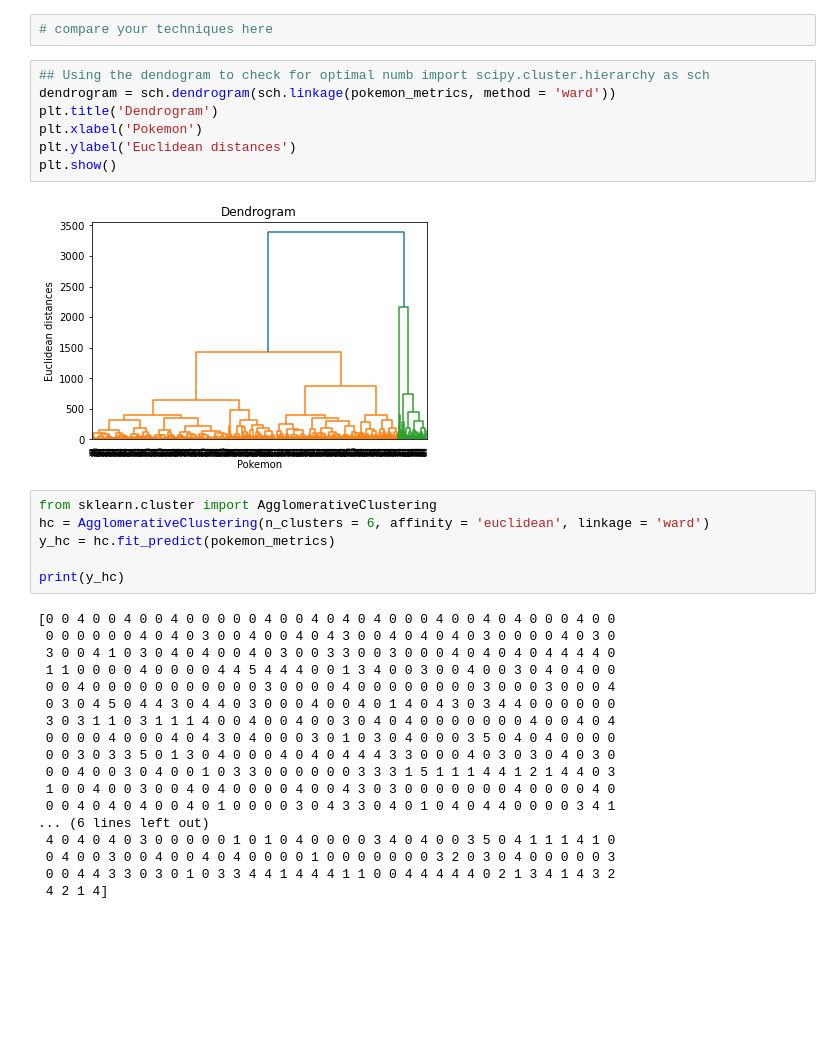
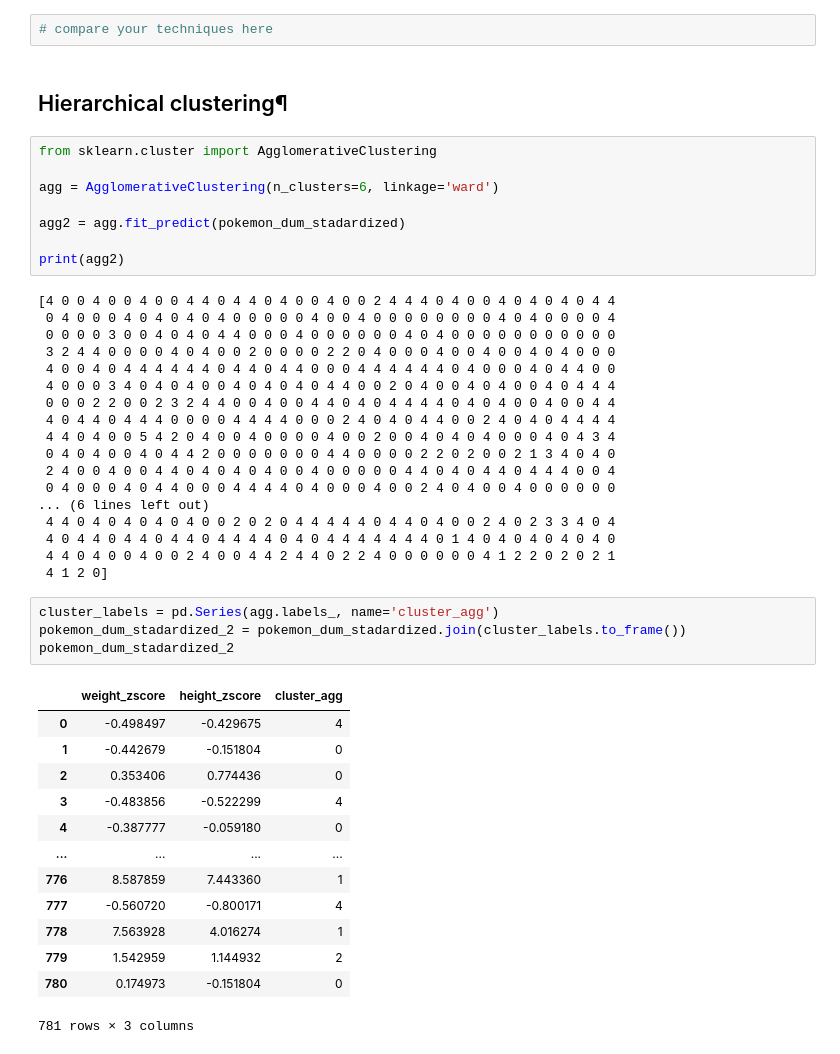
Before and after one commit to maryelo/Clustering-drills, a Jupyter notebook: 2.clustering_drills.ipynb, the cells around one changed output. Drawn from its saved outputs; the diff is of its cells as text; blank space fills up the shorter version.

```diff
--- a/2.clustering_drills.ipynb
+++ b/2.clustering_drills.ipynb
@@ -629,36 +629,49 @@ For this excercise, I want you to:
 Bonus: track these metrics for every iteration of the algorithms and plot the progression from start to finish
 # %%
 # compare your techniques here
-# %%
-## Using the dendogram to check for optimal numb import scipy.cluster.hierarchy as sch
-dendrogram = sch.dendrogram(sch.linkage(pokemon_metrics, method = 'ward'))
-plt.title('Dendrogram')
-plt.xlabel('Pokemon')
-plt.ylabel('Euclidean distances')
-plt.show()
-# %% [output]
-[figure, removed]
+# %% [markdown]
+## Hierarchical clustering¶
 # %%
 from sklearn.cluster import AgglomerativeClustering
-hc = AgglomerativeClustering(n_clusters = 6, affinity = 'euclidean', linkage = 'ward')
-y_hc = hc.fit_predict(pokemon_metrics)
 
-print(y_hc)
+agg = AgglomerativeClustering(n_clusters=6, linkage='ward')
+
+agg2 = agg.fit_predict(pokemon_dum_stadardized)
+
+print(agg2)
 # %% [output]
-[0 0 4 0 0 4 0 0 4 0 0 0 0 0 4 0 0 4 0 4 0 4 0 0 0 4 0 0 4 0 4 0 0 0 4 0 0
- 0 0 0 0 0 0 4 0 4 0 3 0 0 4 0 0 4 0 4 3 0 0 4 0 4 0 4 0 3 0 0 0 0 4 0 3 0
- 3 0 0 4 1 0 3 0 4 0 4 0 0 4 0 3 0 0 3 3 0 0 3 0 0 0 4 0 4 0 4 0 4 4 4 4 0
- 1 1 0 0 0 0 4 0 0 0 0 4 4 5 4 4 4 0 0 1 3 4 0 0 3 0 0 4 0 0 3 0 4 0 4 0 0
- 0 0 4 0 0 0 0 0 0 0 0 0 0 0 3 0 0 0 0 4 0 0 0 0 0 0 0 0 3 0 0 0 3 0 0 0 4
- 0 3 0 4 5 0 4 4 3 0 4 4 0 3 0 0 0 4 0 0 4 0 1 4 0 4 3 0 3 4 4 0 0 0 0 0 0
- 3 0 3 1 1 0 3 1 1 1 4 0 0 4 0 0 4 0 0 3 0 4 0 4 0 0 0 0 0 0 0 4 0 0 4 0 4
- 0 0 0 0 4 0 0 0 4 0 4 3 0 4 0 0 0 3 0 1 0 3 0 4 0 0 0 3 5 0 4 0 4 0 0 0 0
- 0 0 3 0 3 3 5 0 1 3 0 4 0 0 0 4 0 4 0 4 4 4 3 3 0 0 0 4 0 3 0 3 0 4 0 3 0
- 0 0 4 0 0 3 0 4 0 0 1 0 3 3 0 0 0 0 0 0 3 3 3 1 5 1 1 1 4 4 1 2 1 4 4 0 3
- 1 0 0 4 0 0 3 0 0 4 0 4 0 0 0 0 4 0 0 4 3 0 3 0 0 0 0 0 0 0 4 0 0 0 0 4 0
- 0 0 4 0 4 0 4 0 0 4 0 1 0 0 0 0 3 0 4 3 3 0 4 0 1 0 4 0 4 4 0 0 0 0 3 4 1
+[4 0 0 4 0 0 4 0 0 4 4 0 4 4 0 4 0 0 4 0 0 2 4 4 4 0 4 0 0 4 0 4 0 4 0 4 4
+ 0 4 0 0 0 4 0 4 0 4 0 4 0 0 0 0 0 4 0 0 4 0 0 0 0 0 0 0 0 4 0 4 0 0 0 0 4
+ 0 0 0 0 3 0 0 4 0 4 0 4 4 0 0 0 4 0 0 0 0 0 0 4 0 4 0 0 0 0 0 0 0 0 0 0 0
+ 3 2 4 4 0 0 0 0 4 0 4 0 0 2 0 0 0 0 2 2 0 4 0 0 0 4 0 0 4 0 0 4 0 4 0 0 0
+ 4 0 0 4 0 4 4 4 4 4 4 0 4 4 0 4 4 0 0 0 4 4 4 4 4 4 0 4 0 0 0 4 0 4 4 0 0
+ 4 0 0 0 3 4 0 4 0 4 0 0 4 0 4 0 4 0 4 4 0 0 2 0 4 0 0 4 0 4 0 0 4 0 4 4 4
+ 0 0 0 2 2 0 0 2 3 2 4 4 0 0 4 0 0 4 4 0 4 0 4 4 4 4 0 4 0 4 0 0 4 0 0 4 4
+ 4 0 4 4 0 4 4 4 0 0 0 0 4 4 4 4 0 0 0 2 4 0 4 0 4 4 0 0 2 4 0 4 0 4 4 4 4
+ 4 4 0 4 0 0 5 4 2 0 4 0 0 4 0 0 0 0 4 0 0 2 0 0 4 0 4 0 4 0 0 0 4 0 4 3 4
+ 0 4 0 4 0 0 4 0 4 4 2 0 0 0 0 0 0 0 4 4 0 0 0 0 2 2 0 2 0 0 2 1 3 4 0 4 0
+ 2 4 0 0 4 0 0 4 4 0 4 0 4 0 4 0 0 4 0 0 0 0 0 4 4 0 4 0 4 4 0 4 4 4 0 0 4
+ 0 4 0 0 0 4 0 4 4 0 0 0 4 4 4 4 0 4 0 0 0 4 0 0 2 4 0 4 0 0 4 0 0 0 0 0 0
 ... (6 lines left out)
- 4 0 4 0 4 0 3 0 0 0 0 0 1 0 1 0 4 0 0 0 0 3 4 0 4 0 0 3 5 0 4 1 1 1 4 1 0
- 0 4 0 0 3 0 0 4 0 0 4 0 4 0 0 0 0 1 0 0 0 0 0 0 0 3 2 0 3 0 4 0 0 0 0 0 3
- 0 0 4 4 3 3 0 3 0 1 0 3 3 4 4 1 4 4 4 1 1 0 0 4 4 4 4 4 0 2 1 3 4 1 4 3 2
- 4 2 1 4]
+ 4 4 0 4 0 4 0 4 0 4 0 0 2 0 2 0 4 4 4 4 4 0 4 4 0 4 0 0 2 4 0 2 3 3 4 0 4
+ 4 0 4 4 0 4 4 0 4 4 0 4 4 4 4 0 4 0 4 4 4 4 4 4 4 0 1 4 0 4 0 4 0 4 0 4 0
+ 4 4 0 4 0 0 4 0 0 2 4 0 0 4 4 2 4 4 0 2 2 4 0 0 0 0 0 0 4 1 2 2 0 2 0 2 1
+ 4 1 2 0]
+# %%
+cluster_labels = pd.Series(agg.labels_, name='cluster_agg')
+pokemon_dum_stadardized_2 = pokemon_dum_stadardized.join(cluster_labels.to_frame())
+pokemon_dum_stadardized_2
+# %% [output]
+|  | weight_zscore | height_zscore | cluster_agg |
+| 0 | -0.498497 | -0.429675 | 4 |
+| 1 | -0.442679 | -0.151804 | 0 |
+| 2 | 0.353406 | 0.774436 | 0 |
+| 3 | -0.483856 | -0.522299 | 4 |
+| 4 | -0.387777 | -0.059180 | 0 |
+| ... | ... | ... | ... |
+| 776 | 8.587859 | 7.443360 | 1 |
+| 777 | -0.560720 | -0.800171 | 4 |
+| 778 | 7.563928 | 4.016274 | 1 |
+| 779 | 1.542959 | 1.144932 | 2 |
+| 780 | 0.174973 | -0.151804 | 0 |
+781 rows × 3 columns
```
Also changed, not shown: parts of 13 cells of this notebook.
